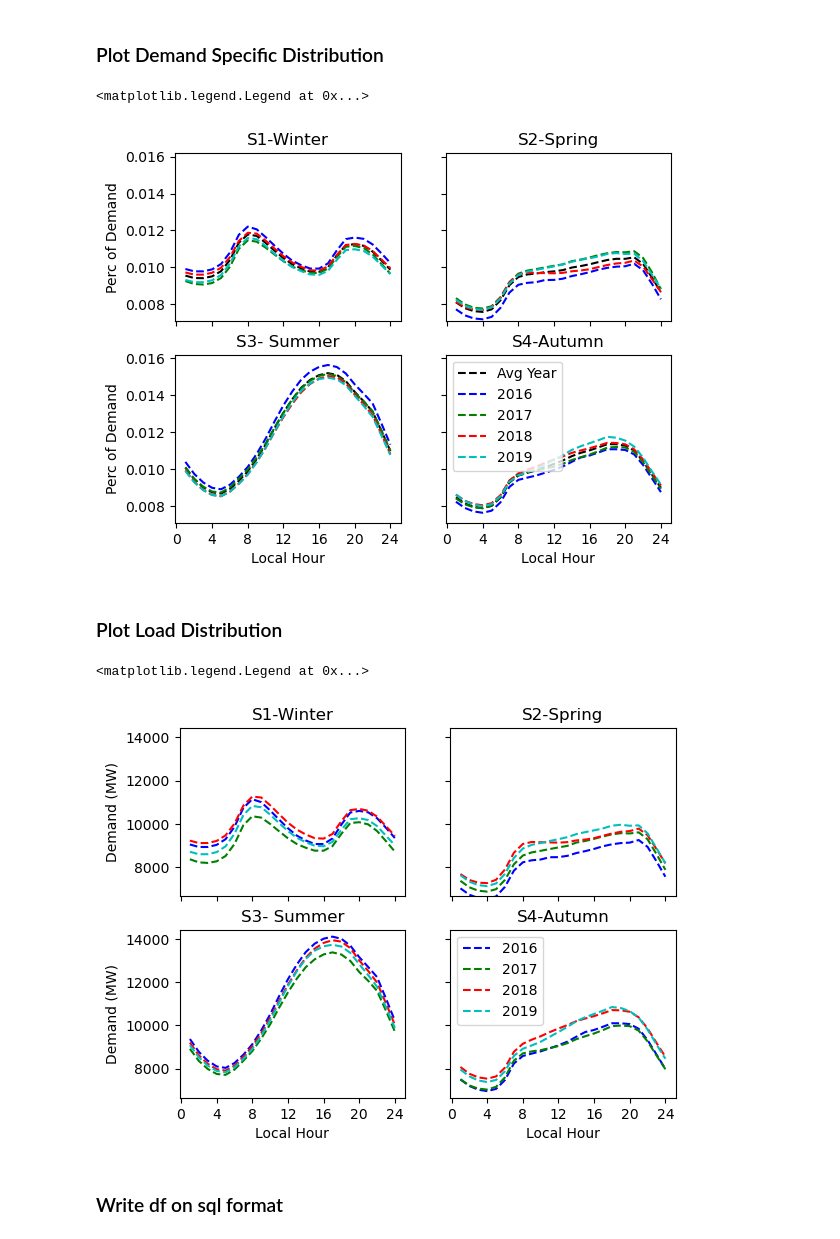
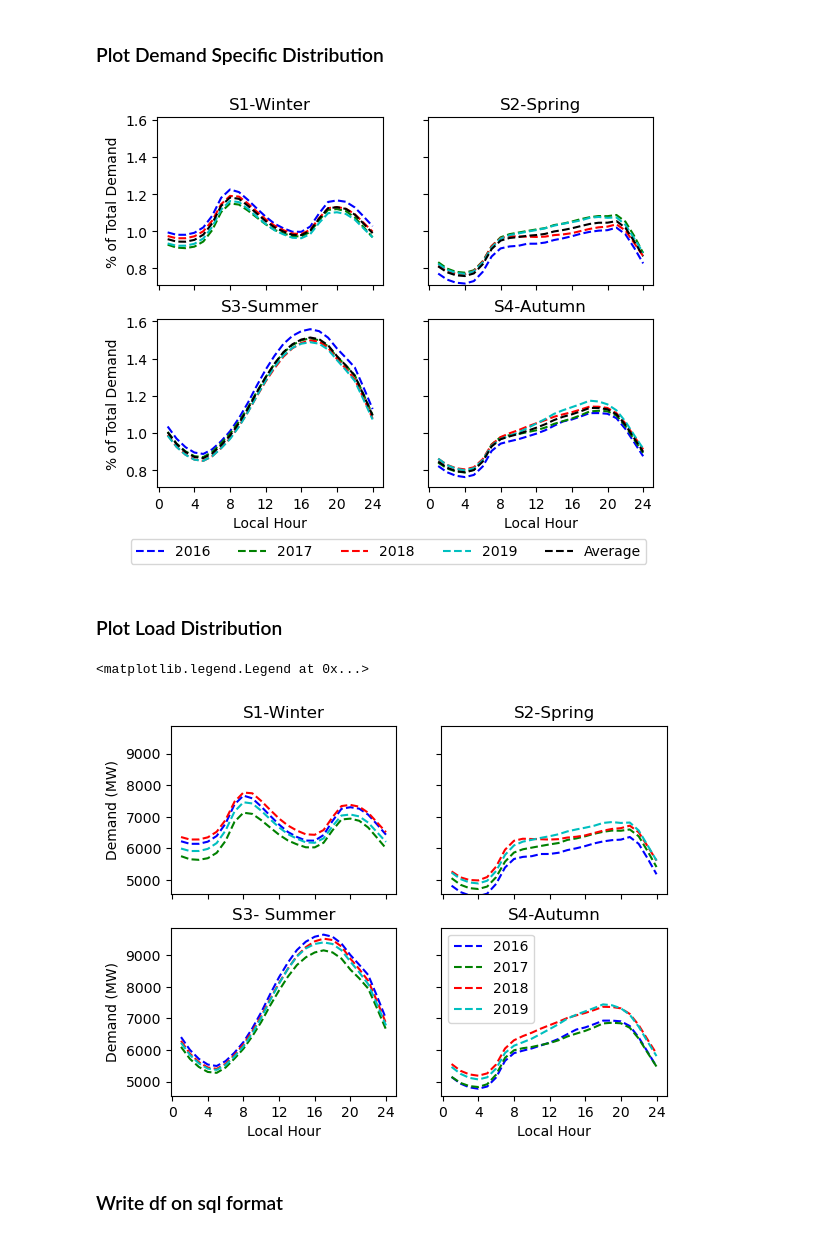
Before and after one commit to vaduraes/TemoaHurricane_V2, a Jupyter notebook: CreateDB_NC/Excel2Sql.ipynb, the cells around one changed output. Cells and saved outputs as stored; diff of their text form; code cells hidden in the pictures.

```diff
--- a/CreateDB_NC/Excel2Sql.ipynb
+++ b/CreateDB_NC/Excel2Sql.ipynb
@@ -1,4 +1,5 @@
 # %%
+
 #To run this code use environment: geo_env
 #should take between 5-10min to run
 import numpy as np
@@ -44,7 +45,11 @@ EIA_923_Path_2020="./InputData/EIAData/EIA923_Schedules_2_3_4_5_M_12_2020_Final_
 
 BiomassDataFromDOE_Path="./InputData/ExcelUserData/Biomass/billionton_state_download20230630-115258.csv" #Needs to be filtered for the State you are interesd
 
-MajorBAs=["DUK", "CPLE"] #Major BA's in the region according to EIA-930 notation
+MajorBAs=["DUK", "CPLE", "CPLW"] #Major BA's in the region according to EIA-930 notation
+#DUK	Duke Energy Carolinas
+#CPLE	Duke Energy Progress East
+#CPLW	Duke Energy Progress West
+
 
 SAM_NREL_Path="./InputData/NREL_SAM/"
 
@@ -1913,54 +1926,57 @@ G_S2Data=GeneralDemandDistribuion[GeneralDemandDistribuion["Season"]=="S2"]
 G_S3Data=GeneralDemandDistribuion[GeneralDemandDistribuion["Season"]=="S3"]
 G_S4Data=GeneralDemandDistribuion[GeneralDemandDistribuion["Season"]=="S4"]
 x=G_S2Data["Hour"].unique()
 
 MinY=-0.0005+min(G_S1Data["RatioOfDemand"].min(),G_S2Data["RatioOfDemand"].min(),G_S3Data["RatioOfDemand"].min(),G_S4Data["RatioOfDemand"].min())
 MaxY=0.001+max(G_S1Data["RatioOfDemand"].max(),G_S2Data["RatioOfDemand"].max(),G_S3Data["RatioOfDemand"].max(),G_S4Data["RatioOfDemand"].max())
 
 axs[0, 0].set_title('S1-Winter')
 axs[0, 1].set_title('S2-Spring')
-axs[1, 0].set_title('S3- Summer')
+axs[1, 0].set_title('S3-Summer')
 axs[1, 1].set_title('S4-Autumn')
 
 axs[0, 0].xaxis.set_ticks(np.arange(0, 24+1, 4))
 axs[0, 1].xaxis.set_ticks(np.arange(0, 24+1, 4))
 axs[1, 0].xaxis.set_ticks(np.arange(0, 24+1, 4))
 axs[1, 1].xaxis.set_ticks(np.arange(0, 24+1, 4))
 
-axs[0, 0].plot(x, G_S1Data["RatioOfDemand"],"k--")
-axs[0, 1].plot(x, G_S2Data["RatioOfDemand"],"k--")
-axs[1, 0].plot(x, G_S3Data["RatioOfDemand"],"k--")
-axs[1, 1].plot(x, G_S4Data["RatioOfDemand"],"k--",label="Avg Year")
+
 
 Colors=list(mcolors.BASE_COLORS.keys())
 for i in range(len(Demand_Season_Hour_agg["Year"].unique())):
     year=Demand_Season_Hour_agg["Year"].unique()[i]
-    G_S1Data=Demand_Season_Hour_agg[(Demand_Season_Hour_agg["Season"]=="S1")*(Demand_Season_Hour_agg["Year"]==year)]
-    G_S2Data=Demand_Season_Hour_agg[(Demand_Season_Hour_agg["Season"]=="S2")*(Demand_Season_Hour_agg["Year"]==year)]
-    G_S3Data=Demand_Season_Hour_agg[(Demand_Season_Hour_agg["Season"]=="S3")*(Demand_Season_Hour_agg["Year"]==year)]
-    G_S4Data=Demand_Season_Hour_agg[(Demand_Season_Hour_agg["Season"]=="S4")*(Demand_Season_Hour_agg["Year"]==year)]
+    G_S1Data_S=Demand_Season_Hour_agg[(Demand_Season_Hour_agg["Season"]=="S1")*(Demand_Season_Hour_agg["Year"]==year)]
+    G_S2Data_S=Demand_Season_Hour_agg[(Demand_Season_Hour_agg["Season"]=="S2")*(Demand_Season_Hour_agg["Year"]==year)]
+    G_S3Data_S=Demand_Season_Hour_agg[(Demand_Season_Hour_agg["Season"]=="S3")*(Demand_Season_Hour_agg["Year"]==year)]
+    G_S4Data_S=Demand_Season_Hour_agg[(Demand_Season_Hour_agg["Season"]=="S4")*(Demand_Season_Hour_agg["Year"]==year)]
 
-    axs[0, 0].plot(x, G_S1Data["RatioOfYearDemand"],Colors[i]+"--")
-    axs[0, 1].plot(x, G_S2Data["RatioOfYearDemand"],Colors[i]+"--")
-    axs[1, 0].plot(x, G_S3Data["RatioOfYearDemand"],Colors[i]+"--")
-    axs[1, 1].plot(x, G_S4Data["RatioOfYearDemand"],Colors[i]+"--",label=year)
+    axs[0, 0].plot(x, G_S1Data_S["RatioOfYearDemand"]*100,Colors[i]+"--")
+    axs[0, 1].plot(x, G_S2Data_S["RatioOfYearDemand"]*100,Colors[i]+"--")
+    axs[1, 0].plot(x, G_S3Data_S["RatioOfYearDemand"]*100,Colors[i]+"--")
+    axs[1, 1].plot(x, G_S4Data_S["RatioOfYearDemand"]*100,Colors[i]+"--",label=year)
 
-axs[0, 0].set_ylim(MinY, MaxY)
-axs[0, 1].set_ylim(MinY, MaxY)
-axs[1, 0].set_ylim(MinY, MaxY)
-axs[1, 1].set_ylim(MinY, MaxY)
+
+axs[0, 0].plot(x, G_S1Data["RatioOfDemand"]*100,"k--")
+axs[0, 1].plot(x, G_S2Data["RatioOfDemand"]*100,"k--")
+axs[1, 0].plot(x, G_S3Data["RatioOfDemand"]*100,"k--")
+axs[1, 1].plot(x, G_S4Data["RatioOfDemand"]*100,"k--", label="Average")
+
+axs[0, 0].set_ylim(MinY*100, MaxY*100)
+axs[0, 1].set_ylim(MinY*100, MaxY*100)
+axs[1, 0].set_ylim(MinY*100, MaxY*100)
+axs[1, 1].set_ylim(MinY*100, MaxY*100)
 
 for ax in axs.flat:
-    ax.set(xlabel="Local Hour", ylabel='Perc of Demand')
+    ax.set(xlabel="Local Hour", ylabel='% of Total Demand')
 
 # Hide x labels and tick labels for top plots and y ticks for right plots.
 for ax in axs.flat:
     ax.label_outer()
 
-plt.legend()
+plt.legend(loc='lower right',ncol=5,bbox_to_anchor=(1, -0.5))
+plt.savefig("OutputData/Figures/"+"DemandDistribution.png",dpi=600,bbox_inches='tight')
 # %% [output]
-<matplotlib.legend.Legend at 0x...>
-[figure, old version]
+[figure, new version]
 # %% [markdown]
 ### Plot Load Distribution
 # %%
@@ -2026,10 +2042,12 @@ for ax in axs.flat:
 for ax in axs.flat:
     ax.label_outer()
 
+plt.legend(loc='lower right',ncol=4,bbox_to_anchor=(1, -0.5))
+
 plt.legend()
 # %% [output]
 <matplotlib.legend.Legend at 0x...>
-[figure, old version]
+[figure, new version]
 # %% [markdown]
 ### Write df on sql format
 # %%
```
Also changed, not shown: parts of 9 cells of this notebook, 24 other files.
